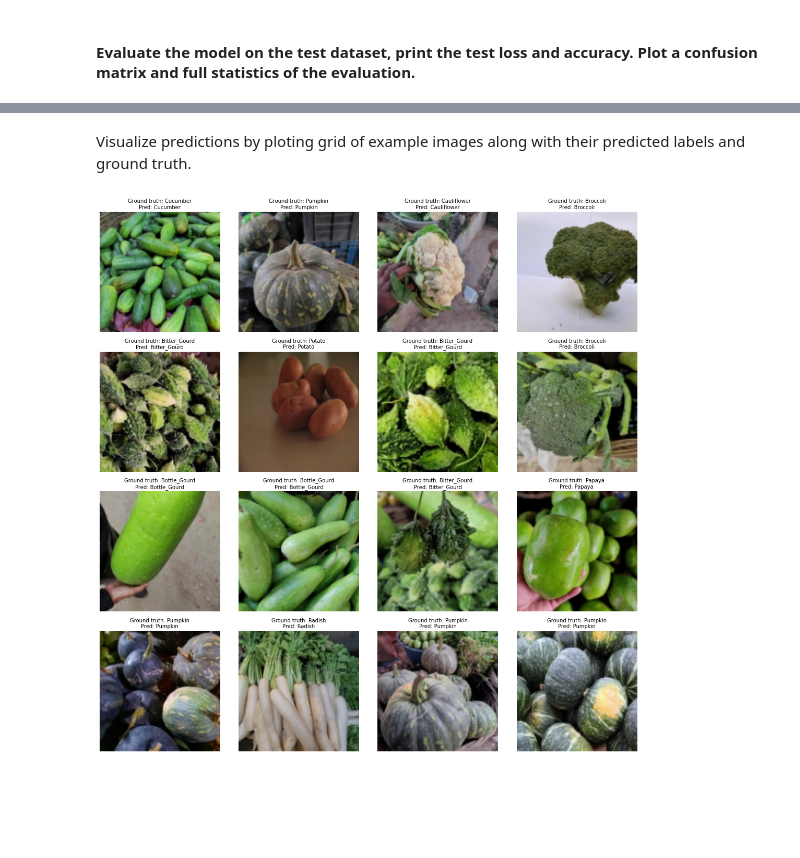
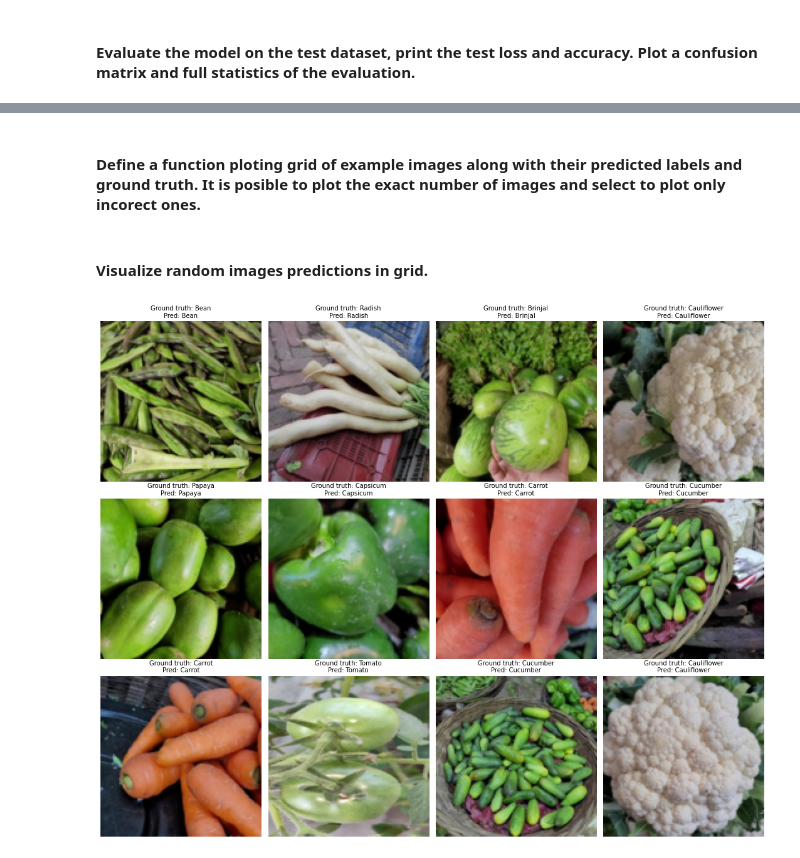
Before and after one commit to Kaktusowy500/vege-classifier, a Jupyter notebook: vegetable_clasification.ipynb, the cells around one changed output, grey strips where cells are left out. Drawn from its saved outputs; the diff is of its cells as text; code cells hidden in the pictures; blank space fills up the shorter version.

Commit message:
Visualize incorrectly clasified images

```diff
--- a/vegetable_clasification.ipynb
+++ b/vegetable_clasification.ipynb
@@ -281,20 +281,19 @@ Bottle_Gourd       0.98      0.99      0.99       200
    macro avg       0.97      0.97      0.97      3000
 weighted avg       0.97      0.97      0.97      3000
 # %% [markdown]
-Visualize predictions by ploting grid of example images along with their predicted labels and ground truth.
+#### Define a function ploting grid of example images along with their predicted labels and ground truth. It is posible to plot the exact number of images and select to plot only incorect ones.
 # %%
 import matplotlib.pyplot as plt
 import torch
 import math
 
-
-def plot_predictions(model, test_loader, class_names, device, num_images=8):
+def plot_predictions(model, test_loader, class_names, device, num_images=8, only_incorrect=False):
     model.eval()  # Set the model to evaluation mode
     images_shown = 0
 
     # Create a figure
     images_in_row = 4
-    fig, ax = plt.subplots(math.ceil(num_images // images_in_row), images_in_row, figsize=(15, 15), facecolor='white')
+    fig, ax = plt.subplots(math.ceil(num_images / images_in_row), images_in_row, figsize=(15, 12), facecolor='white')
     ax = ax.ravel()  # Flatten the axes for easier indexing
 
     with torch.no_grad():
@@ -310,6 +309,9 @@ def plot_predictions(model, test_loader, class_names, device, num_images=8):
             for i in range(images.size(0)):
                 if images_shown >= num_images:  # Stop when we have enough images
                     break
+
+                if only_incorrect and preds[i] == labels[i]:
+                    continue  # Skip correctly classified images if only_incorrect is True
 
                 # Display the image
                 image = images[i].cpu().numpy().transpose((1, 2, 0))  # Convert to HWC format
@@ -330,7 +332,9 @@ def plot_predictions(model, test_loader, class_names, device, num_images=8):
 
     plt.tight_layout()
     plt.show()
-
-plot_predictions(model, test_loader, train_dataset.classes, device, 16)
-# %% [output]
-[figure, removed]
+# %% [markdown]
+#### Visualize random images predictions in grid.
+# %%
+plot_predictions(model, test_loader, class_names, device, num_images=12, only_incorrect=False)
+# %% [output]
+[figure, added]
```
Also changed, not shown: parts of 4 cells of this notebook.
